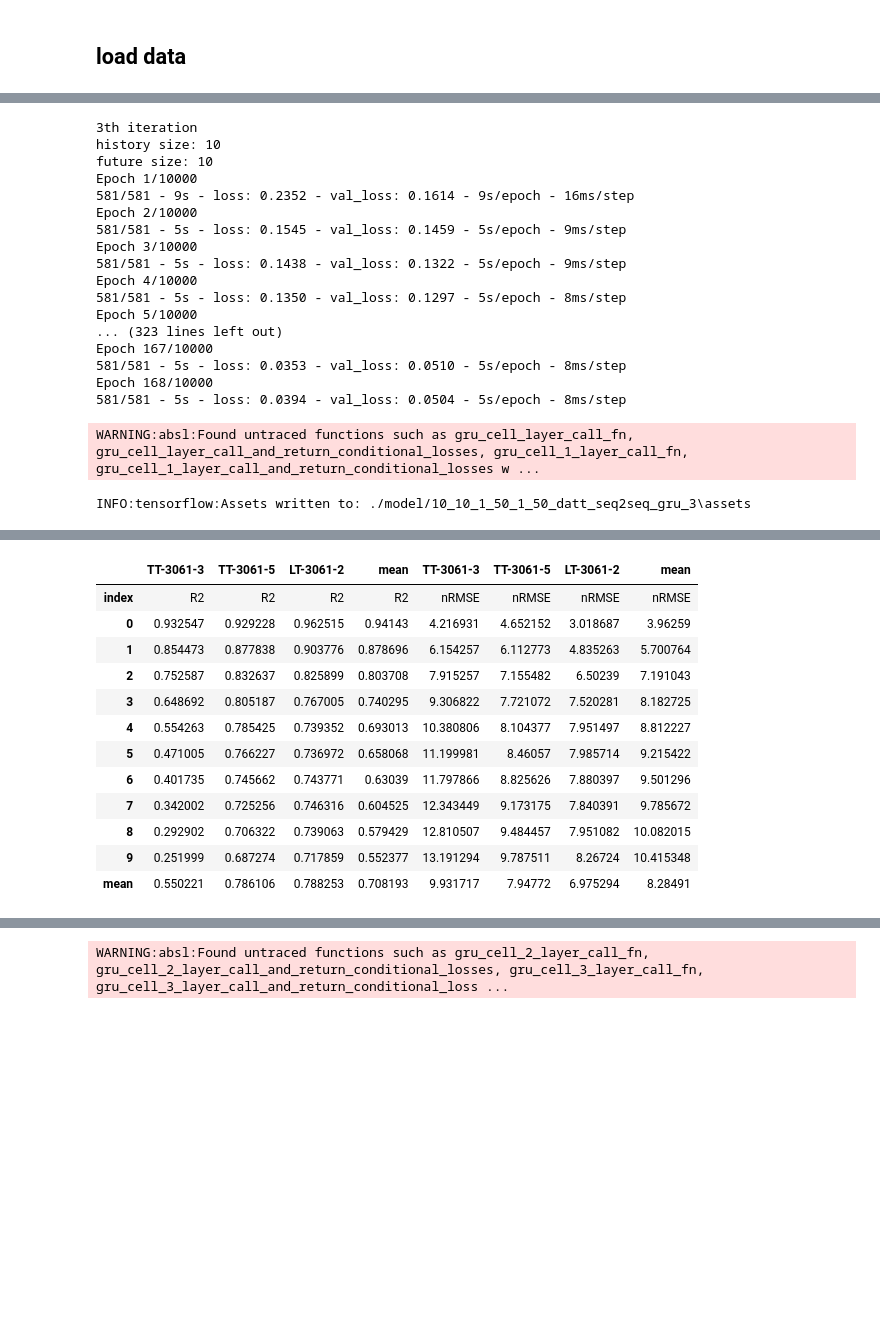
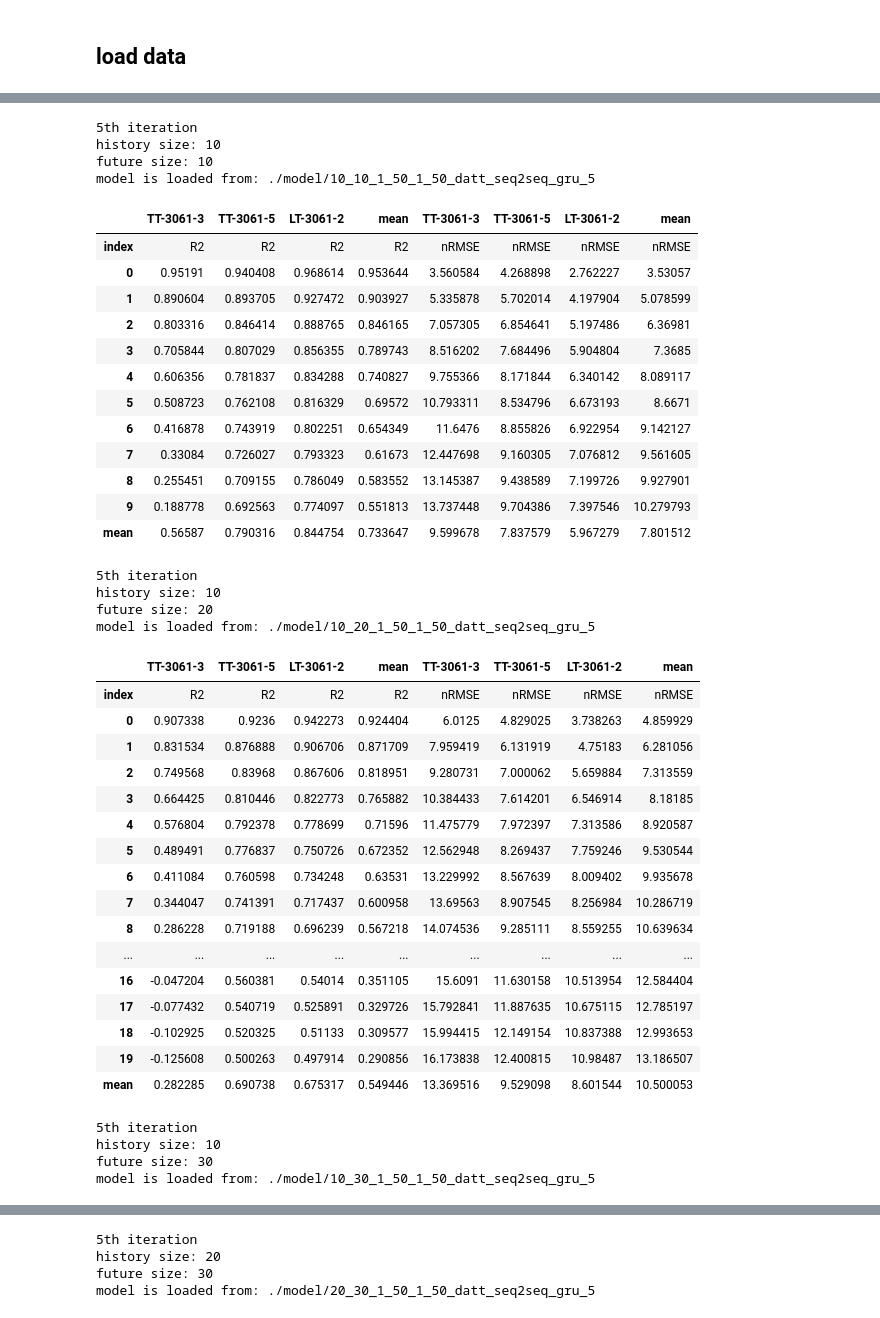
Before and after one commit to pseokyoung/22_Dual_Attention, a Jupyter notebook: 3_ParameterOptimization.ipynb, the cells around one changed output, grey strips where cells are left out. Cells and saved outputs as stored; diff of their text form; code cells hidden in the pictures; blank space fills up the shorter version.

```diff
--- a/3_ParameterOptimization.ipynb
+++ b/3_ParameterOptimization.ipynb
@@ -72,7 +54,7 @@ dense_layers = 1
 dense_neurons = 50
 model_type = 'datt_seq2seq_gru'
 
-iteration_list = [3,4]
+iteration_list = [5, 6]
 for iteration in iteration_list:
     for history_size in history_list:
         for future_size in future_list:
@@ -96,47 +78,73 @@ for iteration in iteration_list:
             factor = rnn.super_attention(delta, future_size, future_num, att_type)
             # Dual-attention Seq2Seq model
             DATT_seq2seq_GRU = rnn.RNN(history_series, history_var, future_series, future_var)
             # TT split
             DATT_seq2seq_GRU.train_test(test_size=test_size, test_num=test_num)
             # TV split
             valid_size = DATT_seq2seq_GRU.history_test.shape[0]/DATT_seq2seq_GRU.history_train.shape[0]
             DATT_seq2seq_GRU.train_valid(valid_size=valid_size)
             # scaling
             DATT_seq2seq_GRU.scaling()
             # modeling
             DATT_seq2seq_GRU.build_model(num_layers=num_layers, num_neurons=num_neurons, dense_layers=dense_layers, dense_neurons=dense_neurons, model_type=model_type, factor=factor)
             # training
             model_num = iteration
             model_name = f"{history_size}_{future_size}_{num_layers}_{num_neurons}_{dense_layers}_{dense_neurons}_{model_type}_{model_num}"
             if not exists("./model", model_name, 'model'):
                 DATT_seq2seq_GRU.train()
                 DATT_seq2seq_GRU.save_model(f"./model/{model_name}")
+                DATT_seq2seq_GRU.save_model(f"./model/{model_name}", 'weights')
+
             else:
                 DATT_seq2seq_GRU.model = loadfile("./model", model_name, 'model')
+                DATT_seq2seq_GRU.save_model(f"./model/{model_name}", 'weights')
             # test
             test_result = DATT_seq2seq_GRU.test()
             if not exists('./result', model_name):
                 savefile(test_result, './result', model_name)
             print("\n")
     print('\n\n')
 print('end opitmization')
 # %% [output]
-3th iteration
+5th iteration
 history size: 10
 future size: 10
-Epoch 1/10000
-581/581 - 9s - loss: 0.2352 - val_loss: 0.1614 - 9s/epoch - 16ms/step
-Epoch 2/10000
-581/581 - 5s - loss: 0.1545 - val_loss: 0.1459 - 5s/epoch - 9ms/step
-Epoch 3/10000
-581/581 - 5s - loss: 0.1438 - val_loss: 0.1322 - 5s/epoch - 9ms/step
-Epoch 4/10000
-581/581 - 5s - loss: 0.1350 - val_loss: 0.1297 - 5s/epoch - 8ms/step
-Epoch 5/10000
-... (323 lines left out)
-Epoch 167/10000
-581/581 - 5s - loss: 0.0353 - val_loss: 0.0510 - 5s/epoch - 8ms/step
-Epoch 168/10000
-581/581 - 5s - loss: 0.0394 - val_loss: 0.0504 - 5s/epoch - 8ms/step
+model is loaded from: ./model/10_10_1_50_1_50_datt_seq2seq_gru_5
+|  | TT-3061-3 | TT-3061-5 | LT-3061-2 | mean | TT-3061-3 | TT-3061-5 | LT-3061-2 | mean |
+| index | R2 | R2 | R2 | R2 | nRMSE | nRMSE | nRMSE | nRMSE |
+| 0 | 0.95191 | 0.940408 | 0.968614 | 0.953644 | 3.560584 | 4.268898 | 2.762227 | 3.53057 |
+| 1 | 0.890604 | 0.893705 | 0.927472 | 0.903927 | 5.335878 | 5.702014 | 4.197904 | 5.078599 |
+| 2 | 0.803316 | 0.846414 | 0.888765 | 0.846165 | 7.057305 | 6.854641 | 5.197486 | 6.36981 |
+| 3 | 0.705844 | 0.807029 | 0.856355 | 0.789743 | 8.516202 | 7.684496 | 5.904804 | 7.3685 |
+| 4 | 0.606356 | 0.781837 | 0.834288 | 0.740827 | 9.755366 | 8.171844 | 6.340142 | 8.089117 |
+| 5 | 0.508723 | 0.762108 | 0.816329 | 0.69572 | 10.793311 | 8.534796 | 6.673193 | 8.6671 |
+| 6 | 0.416878 | 0.743919 | 0.802251 | 0.654349 | 11.6476 | 8.855826 | 6.922954 | 9.142127 |
+| 7 | 0.33084 | 0.726027 | 0.793323 | 0.61673 | 12.447698 | 9.160305 | 7.076812 | 9.561605 |
+| 8 | 0.255451 | 0.709155 | 0.786049 | 0.583552 | 13.145387 | 9.438589 | 7.199726 | 9.927901 |
+| 9 | 0.188778 | 0.692563 | 0.774097 | 0.551813 | 13.737448 | 9.704386 | 7.397546 | 10.279793 |
+| mean | 0.56587 | 0.790316 | 0.844754 | 0.733647 | 9.599678 | 7.837579 | 5.967279 | 7.801512 |
-WARNING:absl:Found untraced functions such as gru_cell_layer_call_fn, gru_cell_layer_call_and_return_conditional_losses, gru_cell_1_layer_call_fn, gru_cell_1_layer_call_and_return_conditional_losses w ...
+5th iteration
+history size: 10
+future size: 20
+model is loaded from: ./model/10_20_1_50_1_50_datt_seq2seq_gru_5
+|  | TT-3061-3 | TT-3061-5 | LT-3061-2 | mean | TT-3061-3 | TT-3061-5 | LT-3061-2 | mean |
+| index | R2 | R2 | R2 | R2 | nRMSE | nRMSE | nRMSE | nRMSE |
+| 0 | 0.907338 | 0.9236 | 0.942273 | 0.924404 | 6.0125 | 4.829025 | 3.738263 | 4.859929 |
+| 1 | 0.831534 | 0.876888 | 0.906706 | 0.871709 | 7.959419 | 6.131919 | 4.75183 | 6.281056 |
+| 2 | 0.749568 | 0.83968 | 0.867606 | 0.818951 | 9.280731 | 7.000062 | 5.659884 | 7.313559 |
+| 3 | 0.664425 | 0.810446 | 0.822773 | 0.765882 | 10.384433 | 7.614201 | 6.546914 | 8.18185 |
+| 4 | 0.576804 | 0.792378 | 0.778699 | 0.71596 | 11.475779 | 7.972397 | 7.313586 | 8.920587 |
+| 5 | 0.489491 | 0.776837 | 0.750726 | 0.672352 | 12.562948 | 8.269437 | 7.759246 | 9.530544 |
+| 6 | 0.411084 | 0.760598 | 0.734248 | 0.63531 | 13.229992 | 8.567639 | 8.009402 | 9.935678 |
+| 7 | 0.344047 | 0.741391 | 0.717437 | 0.600958 | 13.69563 | 8.907545 | 8.256984 | 10.286719 |
+| 8 | 0.286228 | 0.719188 | 0.696239 | 0.567218 | 14.074536 | 9.285111 | 8.559255 | 10.639634 |
+| ... | ... | ... | ... | ... | ... | ... | ... | ... |
+| 16 | -0.047204 | 0.560381 | 0.54014 | 0.351105 | 15.6091 | 11.630158 | 10.513954 | 12.584404 |
+| 17 | -0.077432 | 0.540719 | 0.525891 | 0.329726 | 15.792841 | 11.887635 | 10.675115 | 12.785197 |
+| 18 | -0.102925 | 0.520325 | 0.51133 | 0.309577 | 15.994415 | 12.149154 | 10.837388 | 12.993653 |
+| 19 | -0.125608 | 0.500263 | 0.497914 | 0.290856 | 16.173838 | 12.400815 | 10.98487 | 13.186507 |
+| mean | 0.282285 | 0.690738 | 0.675317 | 0.549446 | 13.369516 | 9.529098 | 8.601544 | 10.500053 |
-INFO:tensorflow:Assets written to: ./model/10_10_1_50_1_50_datt_seq2seq_gru_3\assets
+5th iteration
+history size: 10
+future size: 30
+model is loaded from: ./model/10_30_1_50_1_50_datt_seq2seq_gru_5
@@ -146,13 +171,0 @@ WARNING:absl:<keras.layers.recurrent.GRUCell object at 0x...> has the same name
-|  | TT-3061-3 | TT-3061-5 | LT-3061-2 | mean | TT-3061-3 | TT-3061-5 | LT-3061-2 | mean |
-| index | R2 | R2 | R2 | R2 | nRMSE | nRMSE | nRMSE | nRMSE |
-| 0 | 0.932547 | 0.929228 | 0.962515 | 0.94143 | 4.216931 | 4.652152 | 3.018687 | 3.96259 |
-| 1 | 0.854473 | 0.877838 | 0.903776 | 0.878696 | 6.154257 | 6.112773 | 4.835263 | 5.700764 |
-| 2 | 0.752587 | 0.832637 | 0.825899 | 0.803708 | 7.915257 | 7.155482 | 6.50239 | 7.191043 |
-| 3 | 0.648692 | 0.805187 | 0.767005 | 0.740295 | 9.306822 | 7.721072 | 7.520281 | 8.182725 |
-| 4 | 0.554263 | 0.785425 | 0.739352 | 0.693013 | 10.380806 | 8.104377 | 7.951497 | 8.812227 |
-| 5 | 0.471005 | 0.766227 | 0.736972 | 0.658068 | 11.199981 | 8.46057 | 7.985714 | 9.215422 |
-| 6 | 0.401735 | 0.745662 | 0.743771 | 0.63039 | 11.797866 | 8.825626 | 7.880397 | 9.501296 |
-| 7 | 0.342002 | 0.725256 | 0.746316 | 0.604525 | 12.343449 | 9.173175 | 7.840391 | 9.785672 |
-| 8 | 0.292902 | 0.706322 | 0.739063 | 0.579429 | 12.810507 | 9.484457 | 7.951082 | 10.082015 |
-| 9 | 0.251999 | 0.687274 | 0.717859 | 0.552377 | 13.191294 | 9.787511 | 8.26724 | 10.415348 |
-| mean | 0.550221 | 0.786106 | 0.788253 | 0.708193 | 9.931717 | 7.94772 | 6.975294 | 8.28491 |
@@ -176 +206,4 @@ Epoch 97/10000
-WARNING:absl:Found untraced functions such as gru_cell_2_layer_call_fn, gru_cell_2_layer_call_and_return_conditional_losses, gru_cell_3_layer_call_fn, gru_cell_3_layer_call_and_return_conditional_loss ...
+5th iteration
+history size: 20
+future size: 30
+model is loaded from: ./model/20_30_1_50_1_50_datt_seq2seq_gru_5
```
Also changed, not shown: parts of 2 cells of this notebook.
